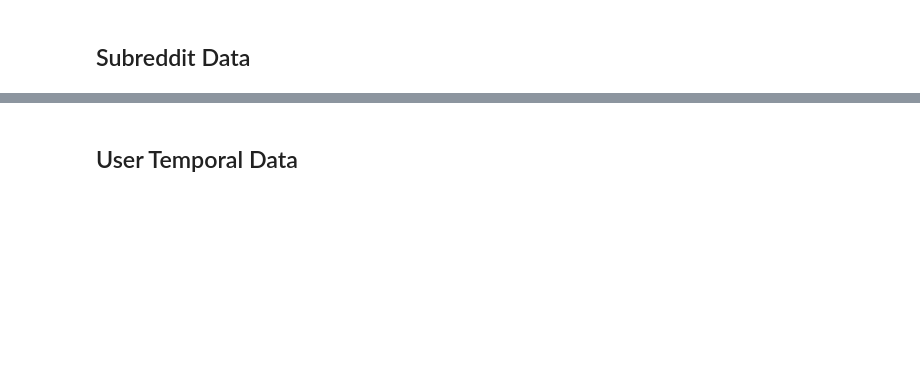
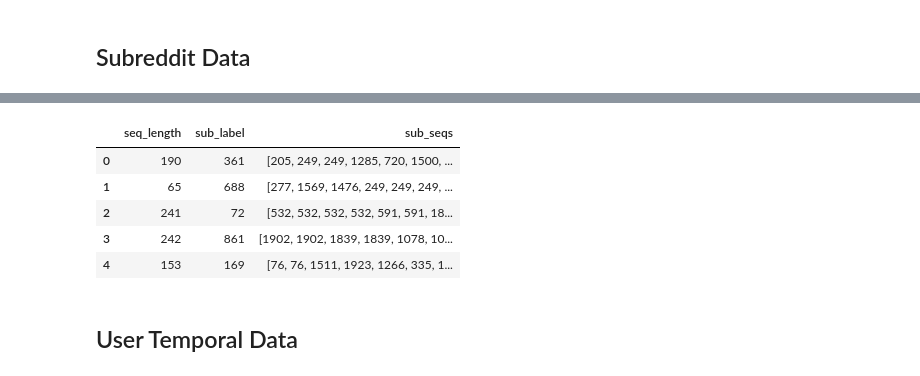
Before and after one commit to cole-maclean/MAI-CI, a Jupyter notebook: notebooks/EDA Notebook.ipynb, the cells around one changed output, grey strips where cells are left out. Saved outputs shown, nothing was run; the diff lists cells and outputs as text; code cells hidden in the pictures; blank space fills up the shorter version.

```diff
--- a/notebooks/EDA Notebook.ipynb
+++ b/notebooks/EDA Notebook.ipynb
@@ -81,0 +140,31 @@ array(['AskReddit', 'pics', 'funny', 'todayilearned', 'gifs', 'gaming',
+# %%
+def chunks(l, n):
+    n = max(1, n)
+    return (l[i:i+n] for i in range(0, len(l), n))
+
+print("Loading Training Data")
+with open('../SubRecommender/data/test_reddit_data.json','r') as data_file:
+    train_data = json.load(data_file)
+df = pd.DataFrame(train_data,columns=['user','subreddit','utc_stamp'])
+df['utc_stamp'] = pd.to_datetime(df['utc_stamp'],unit='s')
+df.sort_values(by=['user','utc_stamp'], ascending=True, inplace=True)
+users = list(df.groupby('user')['user'].nunique().keys())
+sub_list = list(df.groupby('subreddit')['subreddit'].nunique().keys())
+training_sequences = []
+training_labels = []
+training_seq_lengths = []
+print("Building Training Sequences")
+for i,usr in enumerate(users):
+    if i % int(len(users)/10) == 0:
+        print("Sequence Builder " + str(round(i/len(users)*100,0)) + " % Complete")
+    user_comment_subs = list(df.loc[df['user'] == usr]['subreddit'].values)
+    comment_chunks = chunks(user_comment_subs,250)
+    for chnk in comment_chunks:
+        filter_top = chnk
+        if filter_top:
+            label = sub_list.index(random.choice(filter_top))
+            training_labels.append(label)
+            chnk_seq = [sub_list.index(sub) for sub in chnk if sub_list.index(sub) != label]
+            training_sequences.append(chnk_seq)
+            training_seq_lengths.append(len(chnk_seq))
+test_df = pd.DataFrame({'sub_seqs':training_sequences,'sub_label':training_labels,'seq_length':training_seq_lengths})
@@ -82,3 +185,12 @@ array(['AskReddit', 'pics', 'funny', 'todayilearned', 'gifs', 'gaming',
+# %%
+test_df.head()
+# %% [output]
+|  | seq_length | sub_label | sub_seqs |
+| 0 | 190 | 361 | [205, 249, 249, 1285, 720, 1500, ... |
+| 1 | 65 | 688 | [277, 1569, 1476, 249, 249, 249, ... |
+| 2 | 241 | 72 | [532, 532, 532, 532, 591, 591, 18... |
+| 3 | 242 | 861 | [1902, 1902, 1839, 1839, 1078, 10... |
+| 4 | 153 | 169 | [76, 76, 1511, 1923, 1266, 335, 1... |
 # %% [markdown]
 <h2>User Temporal Data</h2>
 # %%
```
Also changed, not shown: parts of 12 cells of this notebook, 2 other files.
